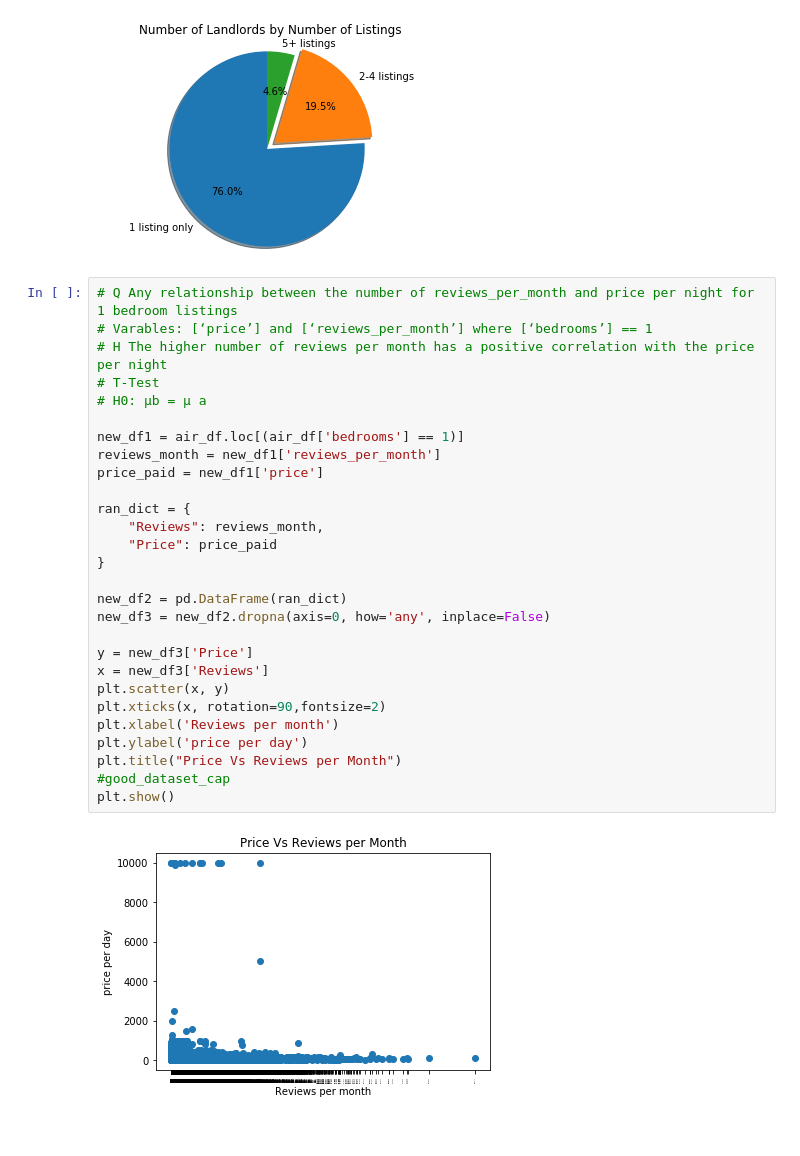
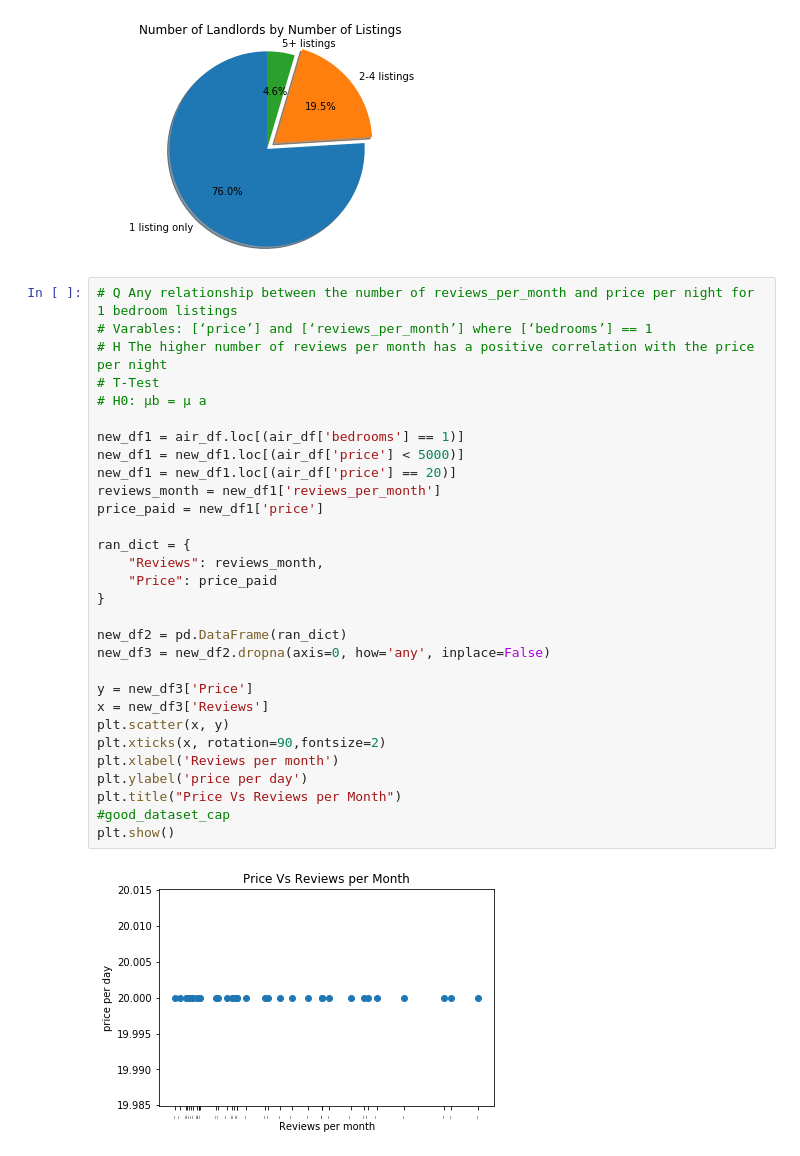
Before and after one commit to DerekTeed/project1_data, a Jupyter notebook: airbnbPy.ipynb, the cells around one changed output. Drawn from its saved outputs; the diff is of its cells as text.

```diff
--- a/airbnbPy.ipynb
+++ b/airbnbPy.ipynb
@@ -121,33 +121,35 @@ plt.show()
 # %%
 # Q Any relationship between the number of reviews_per_month and price per night for 1 bedroom listings
 # Varables: [‘price’] and [‘reviews_per_month’] where [‘bedrooms’] == 1
 # H The higher number of reviews per month has a positive correlation with the price per night
 # T-Test
 # H0: μb = μ a
 
 new_df1 = air_df.loc[(air_df['bedrooms'] == 1)]
+new_df1 = new_df1.loc[(air_df['price'] < 5000)]
+new_df1 = new_df1.loc[(air_df['price'] == 20)]
 reviews_month = new_df1['reviews_per_month']
 price_paid = new_df1['price']
 
 ran_dict = {
     "Reviews": reviews_month,
     "Price": price_paid
 }
 
 new_df2 = pd.DataFrame(ran_dict)
 new_df3 = new_df2.dropna(axis=0, how='any', inplace=False)
 
 y = new_df3['Price']
 x = new_df3['Reviews']
 plt.scatter(x, y)
 plt.xticks(x, rotation=90,fontsize=2)
 plt.xlabel('Reviews per month')
 plt.ylabel('price per day')
 plt.title("Price Vs Reviews per Month")
 #good_dataset_cap
 plt.show()
 # %% [output]
-[figure, old version]
+[figure, new version]
 # %%
 print(f"The correlation coefficient {round(st.pearsonr(x,y)[0],2)}. The slope of the coefficient is -0.01. R2, slope, p-value")
 stats.ttest_ind(x, y, equal_var=False)
```
Also changed, not shown: parts of 9 cells of this notebook, 5 other files.
